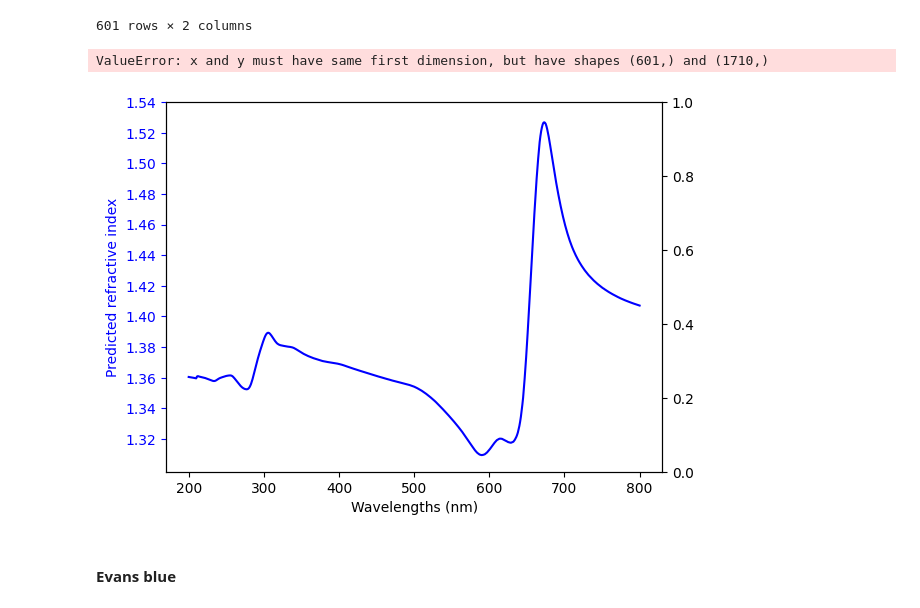
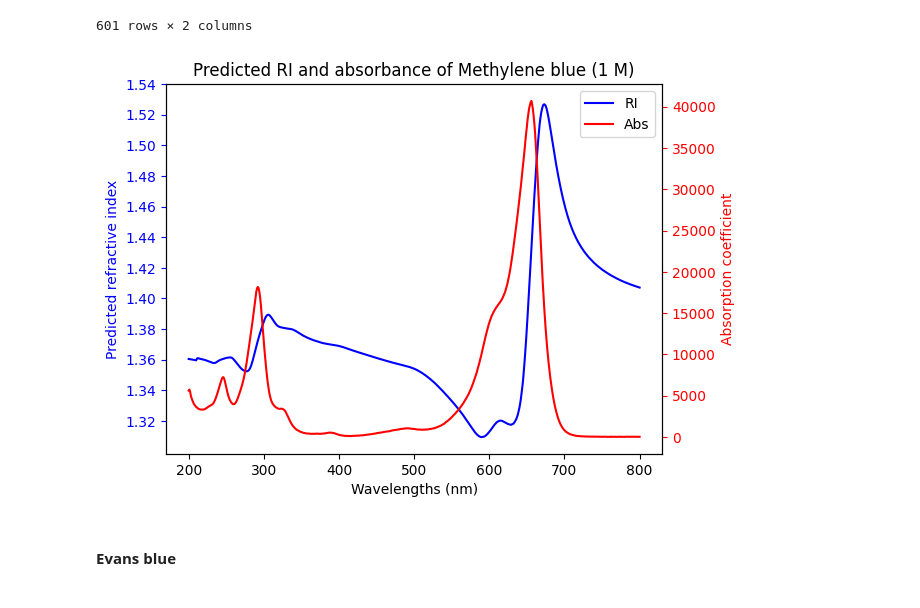
Before and after one commit to qanhng/Refractive-Index-Prediction-Model, a Jupyter notebook: kramers_kronig.ipynb, the cells around one changed output. Drawn from its saved outputs; the diff is of its cells as text; code cells hidden in the pictures.

```diff
--- a/kramers_kronig.ipynb
+++ b/kramers_kronig.ipynb
@@ -79,6 +79,7 @@ def kramers_kronig(compound_name,
     if y_min == 1.32 and y_max == 1.55:     # Default y-axis
         ax1.set_yticks(np.arange(y_min, y_max, 0.02))
     else:
+        ax1.set_ylim(y_min, y_max)
         ax1.yaxis.set_major_locator(MaxNLocator(nbins=10))
 
 
@@ -168,26 +169,20 @@ mb_abs
 # %%
 # In this case, the online source already provided absorbtion coefficient so
 # we can skip the function abs_coefficient
 
 # Kramers-Kronig calculation
 
 # Get the predicted RI using the XGBoost model at the specified concentration
 ref_ri = 1.368
 
 # Perform the integration to get full spectrum RI
-ri_spectrum = kramers_kronig(mb_abs["Wavelengths"],
+ri_spectrum = kramers_kronig("Methylene blue",
+                             "1 M",
+                             mb_abs["Wavelengths"],
                              mb_abs["Abs"],
                              ref_ri)
-
-# Plot the spectrum
-plot_spectrum("Methylene blue",
-              "1 M",
-              mb_abs["Wavelengths"],
-              abs_coeff,
-              ri_spectrum)
 # %% [output]
-ValueError: x and y must have same first dimension, but have shapes (601,) and (1710,)
-[figure, old version]
+[figure, new version]
 # %% [markdown]
 #### Evans blue
 # %%
```
Also changed, not shown: parts of 2 cells of this notebook, 1 other file.
